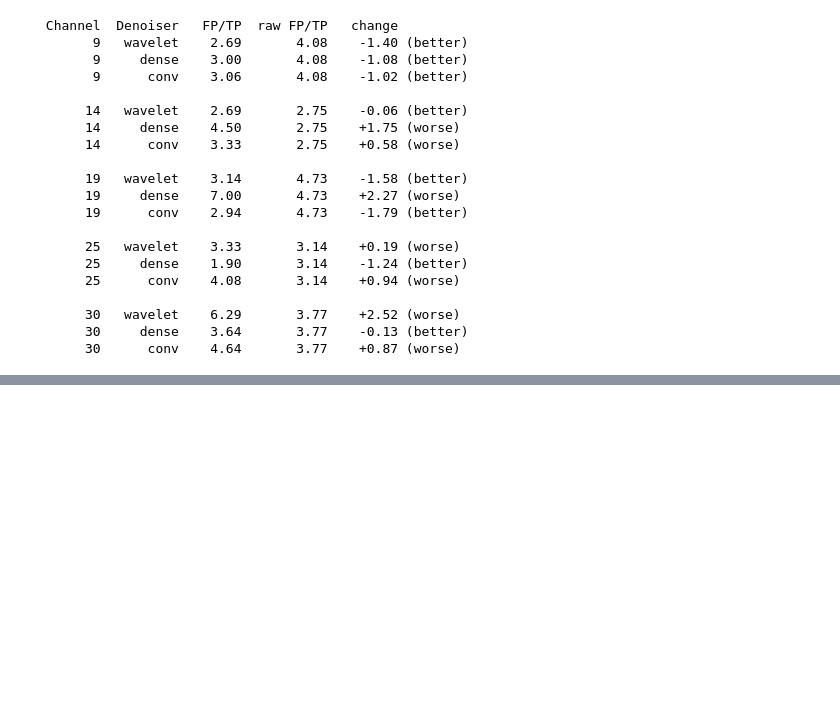
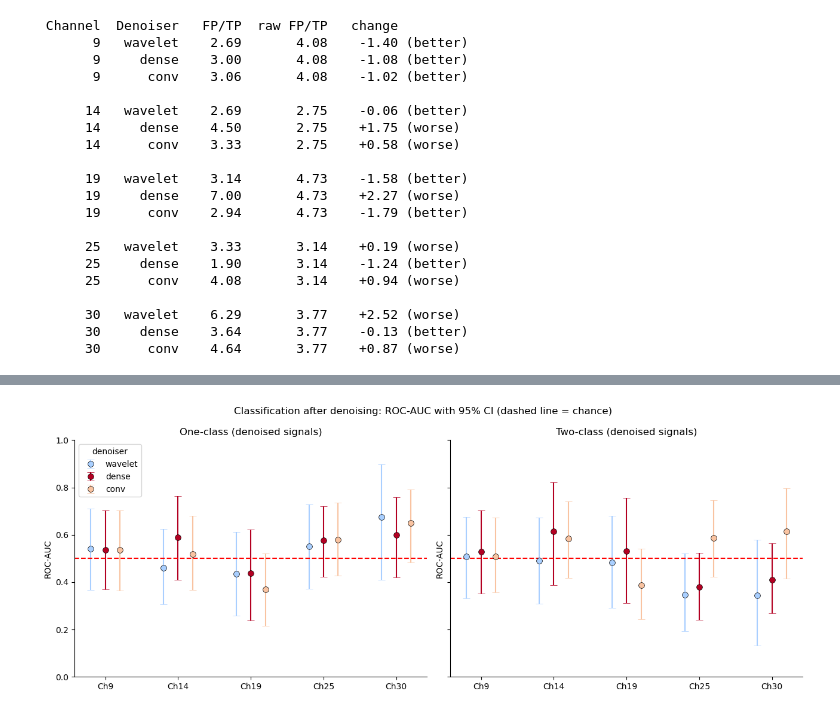
Before and after one commit to Razan-88/Decoding_Chronic_Pain, a Jupyter notebook: notebooks/Leak-safe.ipynb, the cells around one changed output, grey strips where cells are left out. Drawn from its saved outputs; the diff is of its cells as text; code cells hidden in the pictures; blank space fills up the shorter version.

Commit message:
generated some results for multiple channels

```diff
--- a/notebooks/Leak-safe.ipynb
+++ b/notebooks/Leak-safe.ipynb
@@ -549,0 +616,11 @@ for ch in channels:
+# %%
+#classification metrics after denoising
+channel = [9, 14, 19, 25, 30]
+for classifier in ["oneclass", "twoclass"]:
+    print(f"\n==={classifier} metrics, after denoising (Full denoised)==")
+    print(f"{'Channel':>8s} {'TP':>4s} {'FP':>4s} {'FN':>4s} {'TN':>4s} {'Precision':>6s} {'Recall':>7s} {'F1':>6s}")
+    for ch in channels:
+        for denoiser in ["wavelet", "dense", "conv"]:
+            results = all_results[ch]["classification"][(classifier, denoiser,  "Full denoised")]
+            print(f"{ch:>8d} {results['tp']:>4d} {results['fp']:>4d} {results['fn']:>4d} {results['tn']:>4d} "
+                  f"{results['precision']:>6.3f} {results['recall']:>7.3f} {results['f1']:>6.3f}")
@@ -549,0 +645,32 @@ for ch in channels:
+# %%
+#same plot
+channels = [9, 14, 19, 25, 30]
+denoisers = ["wavelet", "dense", "conv"]
+denoiser_colours = {'wavelet': '#A9CFFF', 'dense': '#B30022', 'conv': '#F9C3A1'}
+offsets = {'wavelet': -0.2, 'dense': 0.0, 'conv': 0.2}
+
+fig, axes = plt.subplots(1, 2, figsize=(13, 5), sharey=True)
+for ax, classifier, title in zip(axes, ["oneclass", "twoclass"], ["One-class", "Two-class"]):
+    for i, ch in enumerate(channels):
+        for denoiser in denoisers:
+            roc = all_results[ch]["classification"][(classifier, denoiser, "Full denoised")]["roc_auc"]
+            ax.errorbar(i + offsets[denoiser], roc[0],
+                        yerr=[[roc[0]-roc[1]], [roc[2]-roc[0]]], fmt='o', capsize=4,
+                        color=denoiser_colours[denoiser], markersize=7,
+                        markeredgecolor='black', markeredgewidth=0.5,
+                        label=denoiser if i == 0 else "")
+    ax.axhline(0.5, color='red', linestyle='--')
+    ax.set_xticks(range(len(channels)))
+    ax.set_xticklabels([f"Ch{ch}" for ch in channels])
+    ax.set_title(f"{title} (denoised signals)")
+    ax.set_ylim(0, 1)
+    ax.set_ylabel("ROC-AUC")
+    ax.spines['top'].set_visible(False)
+    ax.spines['right'].set_visible(False)
+axes[0].legend(title="denoiser")
+plt.suptitle("Classification after denoising: ROC-AUC with 95% CI (dashed line = chance)")
+plt.tight_layout()
+plt.savefig('classification after denoising.png', dpi=300, bbox_inches='tight')
+plt.show()
+# %% [output]
+[figure, added]
```
Also changed, not shown: parts of 8 cells of this notebook.
